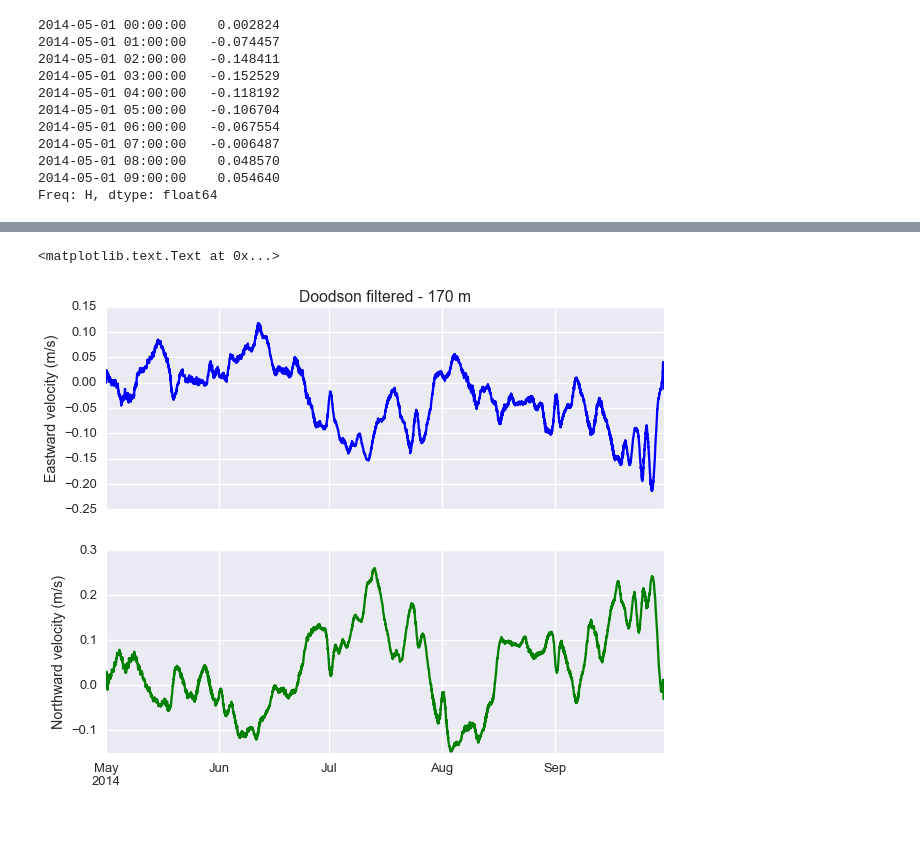
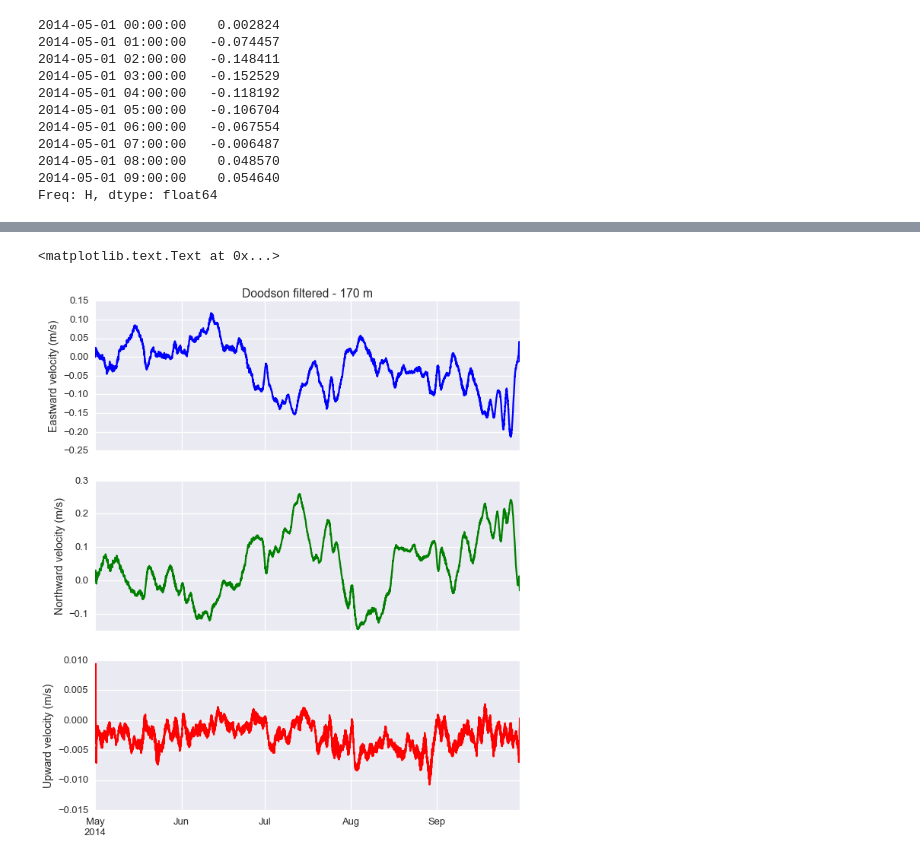
Before and after one commit to UBC-MOAD/neptune_data, a Jupyter notebook: NEPTUNE_adcp_subsample_and_filter.ipynb, the cells around one changed output, grey strips where cells are left out. Cells and saved outputs as stored; diff of their text form; code cells hidden in the pictures; blank space fills up the shorter version.

```diff
--- a/NEPTUNE_adcp_subsample_and_filter.ipynb
+++ b/NEPTUNE_adcp_subsample_and_filter.ipynb
@@ -181,9 +185,11 @@ ax[1].set_ylabel('Northward velocity (m/s)')
 # Build time series (Maybe this is redundant...)
 u_ser_170m = pd.Series(np.array(data_170m.u), index=python_time)
 v_ser_170m = pd.Series(np.array(data_170m.v), index=python_time)
+w_ser_170m = pd.Series(np.array(data_170m.w), index=python_time)
 
 u_sub_170m = u_ser_170m.resample('1H').mean()
 v_sub_170m = v_ser_170m.resample('1H').mean()
+w_sub_170m = w_ser_170m.resample('1H').mean()
 # %%
 sns.set_context('talk')
 sns.set_style('darkgrid')
@@ -294,18 +305,21 @@ ax[1].set_ylabel('Northward velocity (m/s)')
 # %%
 u_sub_170m_filt = filter_timeseries_modified(u_sub_170m, winlen=39, method='doodson')
 v_sub_170m_filt = filter_timeseries_modified(v_sub_170m, winlen=39, method='doodson')
+w_sub_170m_filt = filter_timeseries_modified(w_sub_170m, winlen=39, method='doodson')
 # %%
 sns.set_context('talk')
 sns.set_style('darkgrid')
 
-fig, ax = plt.subplots(2, 1, figsize=(10, 8), sharex=True)
+fig, ax = plt.subplots(3, 1, figsize=(10, 12), sharex=True)
 
 u_sub_170m_filt.plot(ax=ax[0],color='b')
 v_sub_170m_filt.plot(ax=ax[1],color='g')
+w_sub_170m_filt.plot(ax=ax[2],color='r')
 
 ax[0].set_title('Doodson filtered - 170 m')
 ax[0].set_ylabel('Eastward velocity (m/s)')
 ax[1].set_ylabel('Northward velocity (m/s)')
+ax[2].set_ylabel('Upward velocity (m/s)')
 # %% [output]
 <matplotlib.text.Text at 0x...>
-[figure, old version]
+[figure, new version]
```
Also changed, not shown: parts of 7 cells of this notebook.
